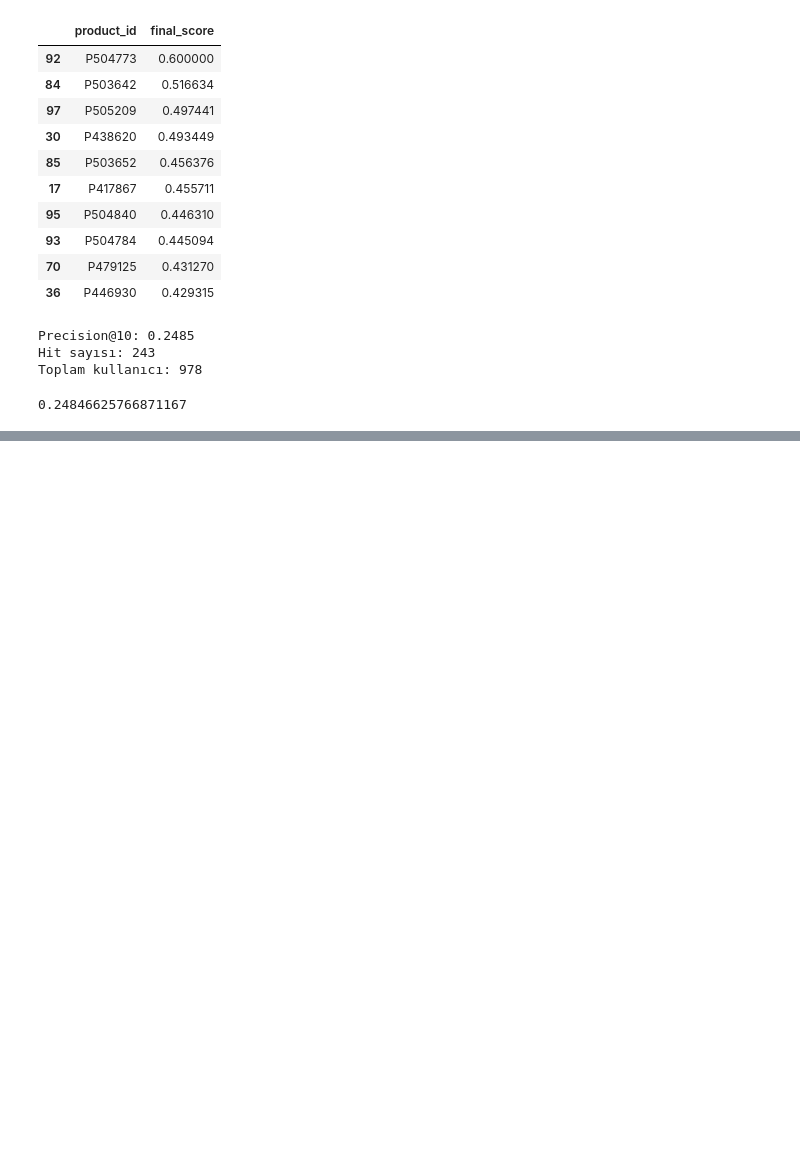
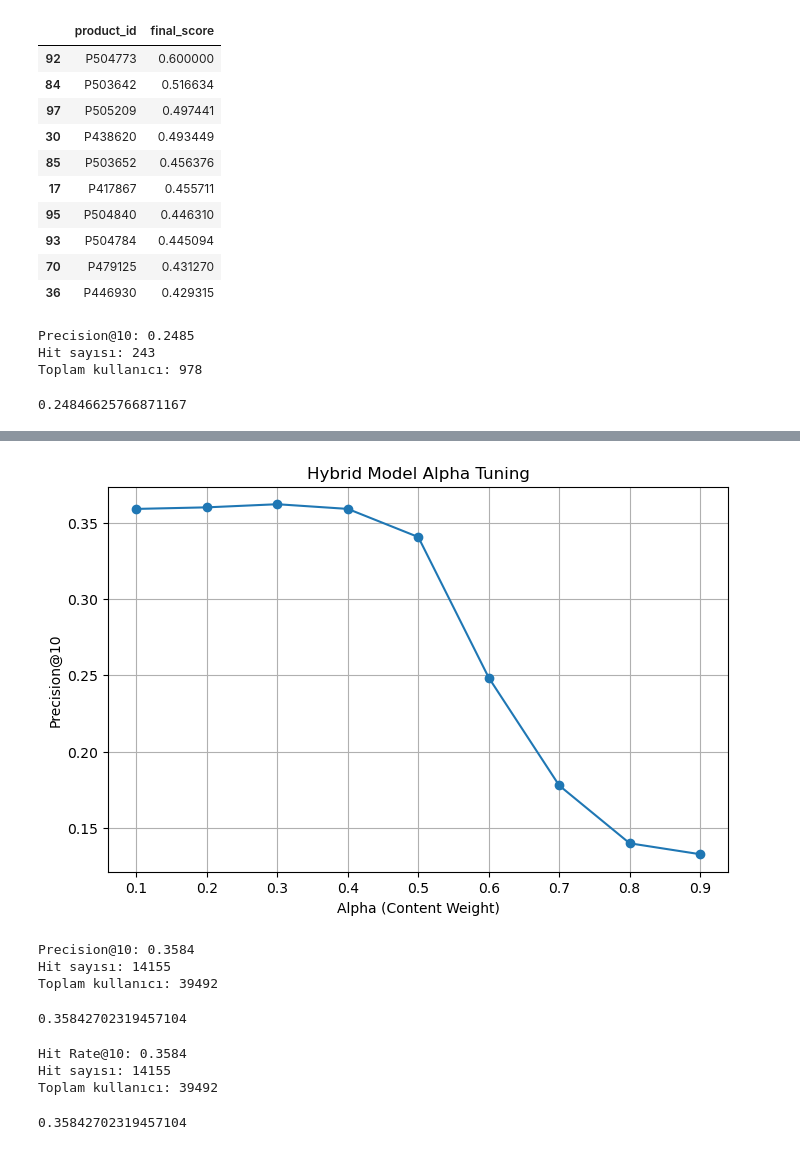
Before and after one commit to aslitarakcilar/cosmetic-recommendation-system, a Jupyter notebook: notebooks/02_evaluation.ipynb, the cells around one changed output, grey strips where cells are left out. Drawn from its saved outputs; the diff is of its cells as text; code cells hidden in the pictures; blank space fills up the shorter version.

```diff
--- a/notebooks/02_evaluation.ipynb
+++ b/notebooks/02_evaluation.ipynb
@@ -874,0 +929,17 @@ Toplam kullanıcı: 978
+# %%
+# ------------------------------------------------------------------
+# ALPHA DEĞERLERİNİ TEST ETME
+#
+# Hybrid modelin farklı alpha değerlerinde nasıl performans verdiğini
+# ölçüyoruz.
+# ------------------------------------------------------------------
+
+alpha_values = [0.1, 0.2, 0.3, 0.4, 0.5, 0.6, 0.7, 0.8, 0.9]
+
+alpha_results = run_alpha_tuning(
+    alpha_values=alpha_values,
+    test_data=test_df_sample,
+    k=10
+)
+
+alpha_results
@@ -874,0 +991,34 @@ Toplam kullanıcı: 978
+# %%
+# ------------------------------------------------------------------
+# ALPHA TUNING SONUÇLARINI GRAFİKLE GÖSTERME
+# ------------------------------------------------------------------
+
+import matplotlib.pyplot as plt
+
+plt.figure(figsize=(8, 5))
+plt.plot(alpha_results["alpha"], alpha_results["precision_at_10"], marker="o")
+plt.xlabel("Alpha (Content Weight)")
+plt.ylabel("Precision@10")
+plt.title("Hybrid Model Alpha Tuning")
+plt.grid(True)
+plt.show()
+# %% [output]
+[figure, added]
+# %%
+# ------------------------------------------------------------------
+# FINAL HYBRID MODEL EVALUATION (FULL TEST SET)
+#
+# En iyi alpha değeri ile (0.3) modelin gerçek performansını ölçüyoruz.
+# ------------------------------------------------------------------
+
+precision_at_k(
+    lambda user_id, top_n=10: hybrid_model_wrapper(user_id, top_n=top_n, alpha=0.3),
+    train_df,
+    test_df,
+    k=10
+)
+# %% [output]
+Precision@10: 0.3584
+Hit sayısı: 14155
+Toplam kullanıcı: 39492
+0.35842702319457104
@@ -874,0 +1067,16 @@ Toplam kullanıcı: 978
+# %%
+# ------------------------------------------------------------------
+# HYBRID MODEL İÇİN HIT RATE@10
+# ------------------------------------------------------------------
+
+hit_rate_at_k(
+    lambda user_id, top_n=10: hybrid_model_wrapper(user_id, top_n=top_n, alpha=0.3),
+    train_df,
+    test_df,
+    k=10
+)
+# %% [output]
+Hit Rate@10: 0.3584
+Hit sayısı: 14155
+Toplam kullanıcı: 39492
+0.35842702319457104
```
Also changed, not shown: parts of 27 cells of this notebook, 1 other file.
